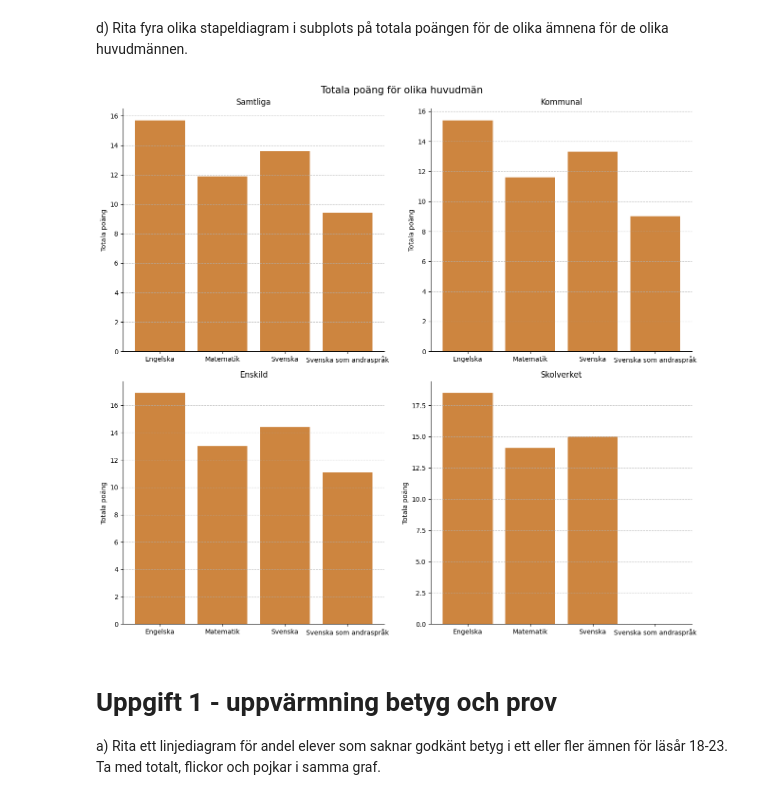
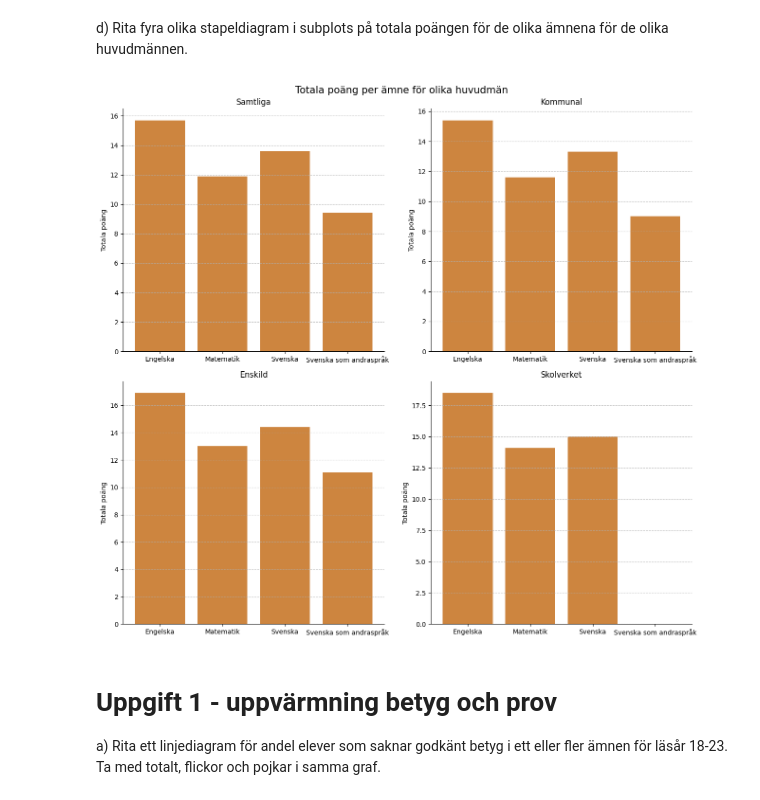
Before and after one commit to LouiseLuoto/Python-Louise-Luoto-OPA23, a Jupyter notebook: Laboration2/code.ipynb, the cells around one changed output. Cells and saved outputs as stored; diff of their text form; code cells hidden in the pictures.

```diff
--- a/Laboration2/code.ipynb
+++ b/Laboration2/code.ipynb
@@ -93,38 +93,38 @@ import matplotlib.pyplot as plt
 
 def plot_subplots(df_dict):
     subjects = list(df_dict.keys())
-    huvudman = df_dict[subjects[0]]["Huvudman"].unique()
+    principals = df_dict[subjects[0]]["Huvudman"].unique()
 
     fig, axes = plt.subplots(2, 2, figsize=(13, 12))
-    fig.suptitle("Totala poäng för olika huvudmän", fontsize=15)
+    fig.suptitle("Totala poäng per ämne för olika huvudmän", fontsize=15)
 
-    for i, h in enumerate(huvudman):
+    for i, h in enumerate(principals):
         total_points = []
         for subject in subjects:
             if subject != "Rapportbeskrivning och def.":
                 try:
                     df_huvudman = df_dict[subject][df_dict[subject]["Huvudman"] == h]
                     total_point = float(df_huvudman.iloc[0]["Totalt (poäng)"])
                     total_points.append(total_point)
                 except (ValueError, KeyError, IndexError):
                     total_points.append(0)
 
         row = i // 2
         col = i % 2
 
         axes[row, col].bar(subjects[:-1], total_points, color="peru")
         axes[row, col].set_title(f'{h}')
         axes[row, col].set_ylabel("Totala poäng")
         axes[row, col].grid(axis="y", linestyle="--", alpha=0.7)
         axes[row, col].tick_params(axis="x", rotation=0)
         axes[row, col].spines[["top", "right"]].set_visible(False)
 
     plt.tight_layout(rect=[0, 0, 1, 1])
     plt.show()
 
 plot_subplots(df_riket)
 # %% [output]
-[figure, old version]
+[figure, new version]
 # %% [markdown]
 # Uppgift 1 - uppvärmning betyg och prov
 a) Rita ett linjediagram för andel elever som saknar godkänt betyg i ett eller fler ämnen för läsår 18-23. Ta med totalt,
```
Also changed, not shown: parts of 2 cells of this notebook.
